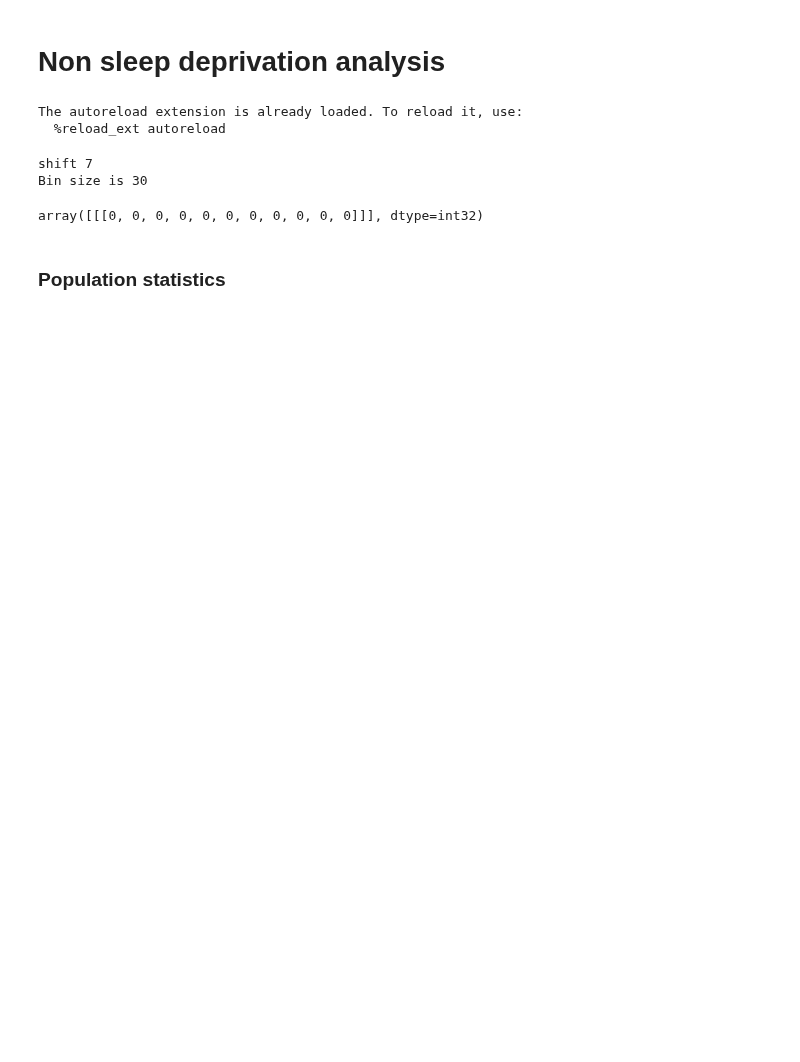
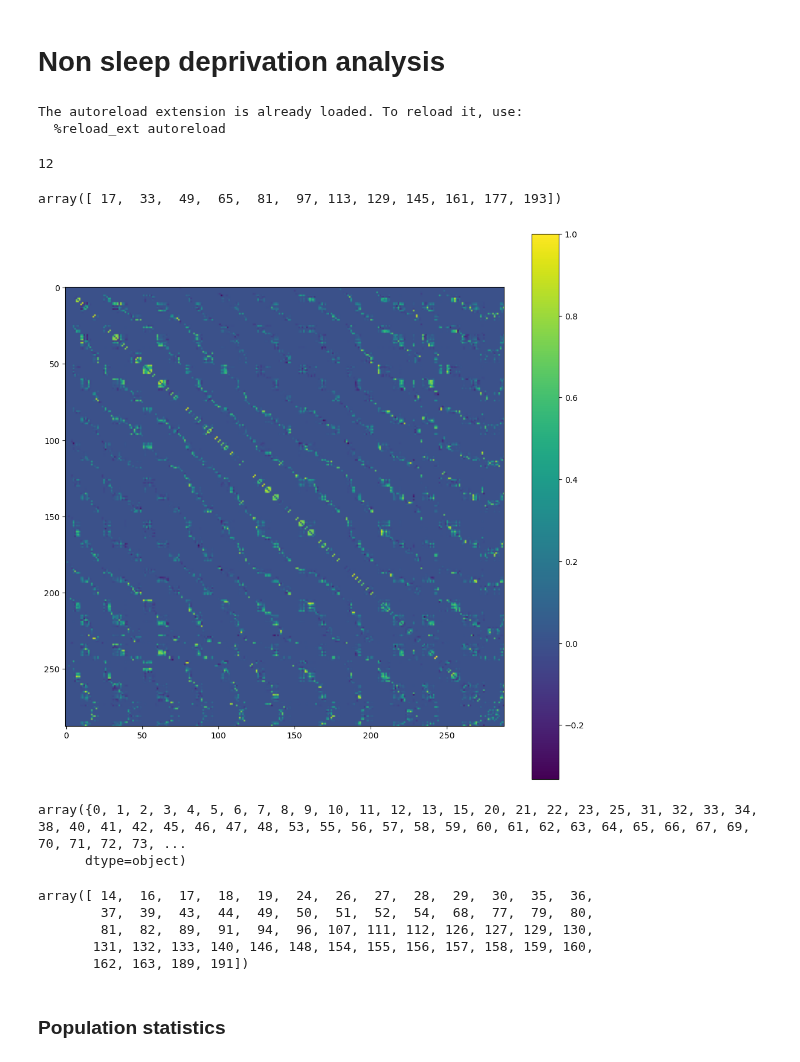
Before and after one commit to selina-lii/NeuroPy, a Jupyter notebook: notebooks/data_explore_selin.ipynb, the cells around one changed output. Drawn from its saved outputs; the diff is of its cells as text; code cells hidden in the pictures; blank space fills up the shorter version.

```diff
--- a/notebooks/data_explore_selin.ipynb
+++ b/notebooks/data_explore_selin.ipynb
@@ -34,4 +34,8 @@ window_size = 0.02 # 20 ms
 The autoreload extension is already loaded. To reload it, use:
   %reload_ext autoreload
 # %%
-neurons = subjects.nsd.allsess[5].neurons
+sess = subjects.nsd.allsess[5]
+# %%
+sess.probegroup.n_shanks
+# %% [output]
+12
@@ -38,12 +48,31 @@ neurons = subjects.nsd.allsess[5].neurons
+# %%
+conf = msconn.JitterConfig(njitter=10,jscale=5)
+
+msconn.JitterDataset(nd, )
+# %% [output]
+array([ 17,  33,  49,  65,  81,  97, 113, 129, 145, 161, 177, 193])
+# %%
+plt.figure(figsize=(12,12))
+plt.imshow(neurons.get_waveform_similarity())
+plt.colorbar()
+plt.show()
+# %% [output]
+[figure, added]
+# %%
+np.array(set(neurons.peak_channels))
+# %% [output]
+array({0, 1, 2, 3, 4, 5, 6, 7, 8, 9, 10, 11, 12, 13, 15, 20, 21, 22, 23, 25, 31, 32, 33, 34, 38, 40, 41, 42, 45, 46, 47, 48, 53, 55, 56, 57, 58, 59, 60, 61, 62, 63, 64, 65, 66, 67, 69, 70, 71, 72, 73, ...
+      dtype=object)
+# %%
+np.setdiff1d(np.arange(192),list(set(neurons.peak_channels)))
+# %% [output]
+array([ 14,  16,  17,  18,  19,  24,  26,  27,  28,  29,  30,  35,  36,
+        37,  39,  43,  44,  49,  50,  51,  52,  54,  68,  77,  79,  80,
+        81,  82,  89,  91,  94,  96, 107, 111, 112, 126, 127, 129, 130,
+       131, 132, 133, 140, 146, 148, 154, 155, 156, 157, 158, 159, 160,
+       162, 163, 189, 191])
 # %%
 short_neurons = neurons.time_slice(t_start=10000,t_stop=10050)
-# %%
-x,y=2,5
-correlations.cp_spike_correlations_2groups(neurons,[x],[y],1e-3,10e-3)-correlations.cp_spike_correlations(neurons,[y,x],1e-3,10e-3)[1,0]
-# %% [output]
-shift 7
-Bin size is 30
-array([[[0, 0, 0, 0, 0, 0, 0, 0, 0, 0, 0]]], dtype=int32)
 # %%
 def plot_ccg(ccgs, window_size, bin_size, inds, pvals=None,pred=None):
     # example result - submillisecond synchrony
```
Also changed, not shown: parts of 15 cells of this notebook, 2 other files.
